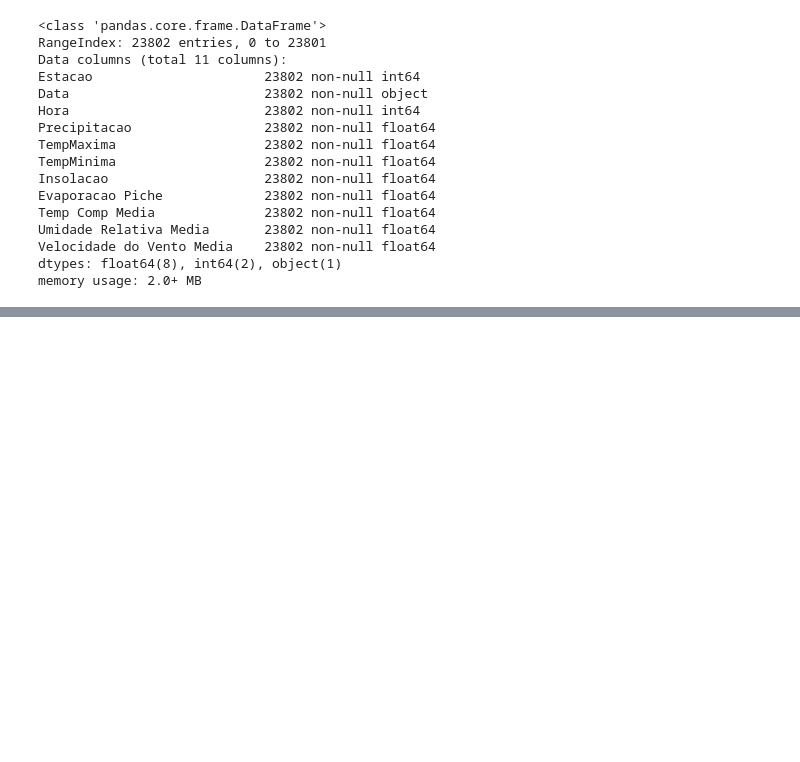
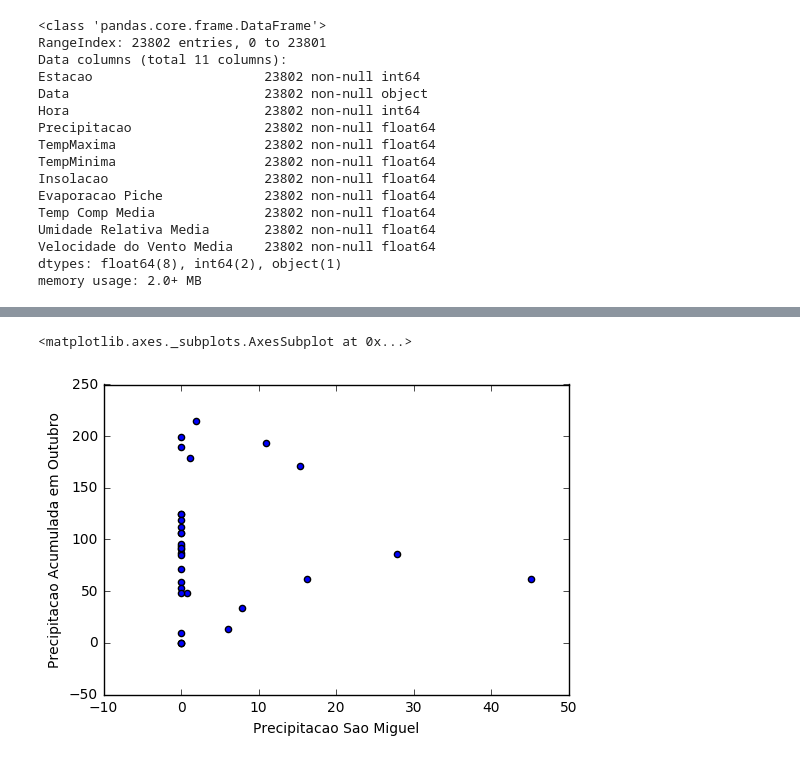
Before and after one commit to jvitorfromhell/icd-meteorologia, a Jupyter notebook: analise.ipynb, the cells around one changed output, grey strips where cells are left out. Cells and saved outputs as stored; diff of their text form; code cells hidden in the pictures; blank space fills up the shorter version.

```diff
--- a/analise.ipynb
+++ b/analise.ipynb
@@ -53,0 +58,8 @@ dados.head()
+# %%
+# Seleciona somente os dados relativos a precipitacao
+# Uma vez que a medicao de precipitacao nao eh feita na leitura da meia noite (Hora = 0), pode-se ignorar esses dados
+
+precipitacao = dados[['Dia', 'Mes', 'Ano', 'Hora', 'Precipitacao']].copy()
+precipitacao = precipitacao[precipitacao.Hora == 1200].drop(['Hora'], axis=1).reset_index().drop(['index'], axis=1)
+
+precipitacao.head()
@@ -53,0 +116,14 @@ dados.head()
+# %%
+# Mito 1: se chove no dia de Sao Miguel (29 de Setembro) chove mais no mes de Outubro
+
+saoMiguel = precipitacao[precipitacao.Dia == '29']
+saoMiguel = saoMiguel[saoMiguel.Mes == '09'].drop(['Dia', 'Mes'], axis=1).set_index('Ano')
+
+outubros = precipitacao[precipitacao.Mes == '10'].drop(['Dia', 'Mes'], axis=1).groupby('Ano').sum()
+
+saoMiguel.join(outubros, lsuffix=' Sao Miguel', rsuffix=' Acumulada em Outubro').plot(kind='scatter', x = 'Precipitacao Sao Miguel', y = 'Precipitacao Acumulada em Outubro')
+
+# Parece que nao
+# %% [output]
+<matplotlib.axes._subplots.AxesSubplot at 0x...>
+[figure, added]
```
Also changed, not shown: parts of 6 cells of this notebook.
